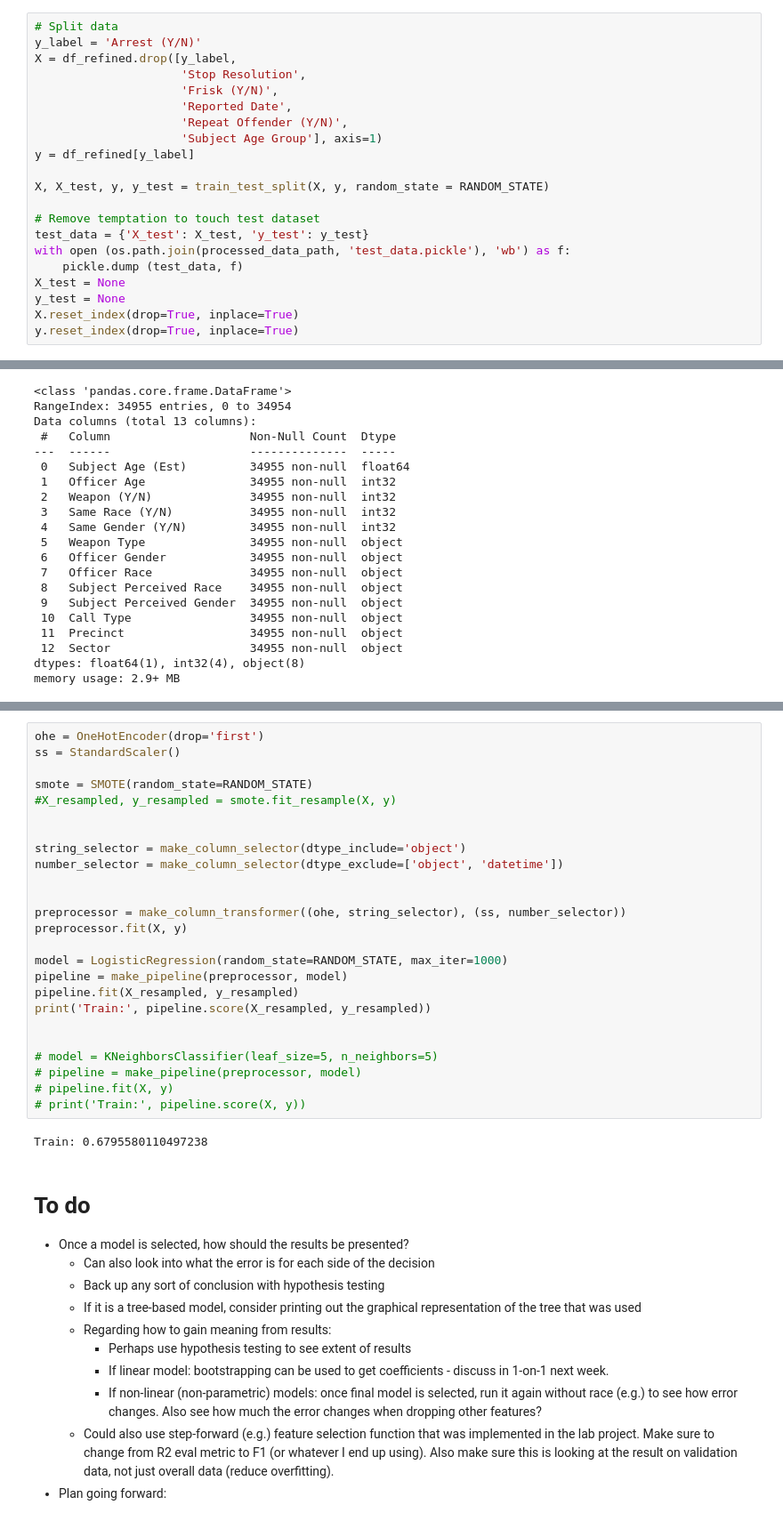
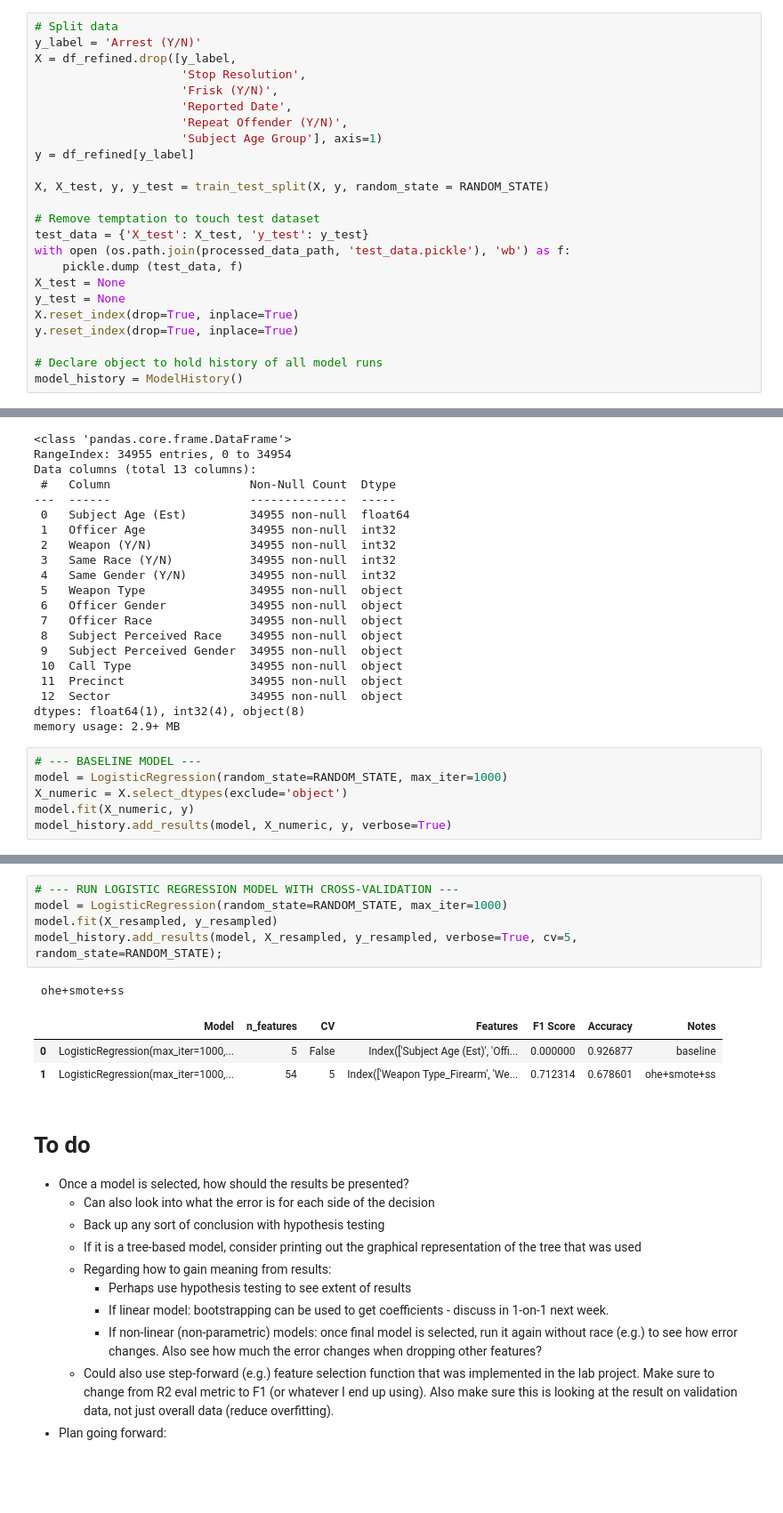
Before and after one commit to sethnlewis/Policing-Bias, a Jupyter notebook: analysis/EDA.ipynb, the cells around one changed output, grey strips where cells are left out. Shown: that part at 89% size. Cells and saved outputs as stored; diff of their text form; blank space fills up the shorter version.

Commit message:
Implemented baseline model to add to model_history object to track progress

```diff
--- a/analysis/EDA.ipynb
+++ b/analysis/EDA.ipynb
@@ -467,6 +467,9 @@ X_test = None
 y_test = None
 X.reset_index(drop=True, inplace=True)
 y.reset_index(drop=True, inplace=True)
+
+# Declare object to hold history of all model runs
+model_history = ModelHistory()
 # %%
 X.info()
 # %% [output]
@@ -490,3 +493,9 @@ Data columns (total 13 columns):
  12  Sector                    34955 non-null  object
 dtypes: float64(1), int32(4), object(8)
 memory usage: 2.9+ MB
+# %%
+# --- BASELINE MODEL ---
+model = LogisticRegression(random_state=RANDOM_STATE, max_iter=1000)
+X_numeric = X.select_dtypes(exclude='object')
+model.fit(X_numeric, y)
+model_history.add_results(model, X_numeric, y, verbose=True)
@@ -585,30 +525,13 @@ notes2
-# %%
-ohe = OneHotEncoder(drop='first')
-ss = StandardScaler()
-
-smote = SMOTE(random_state=RANDOM_STATE)
-#X_resampled, y_resampled = smote.fit_resample(X, y)
-
-
-string_selector = make_column_selector(dtype_include='object')
-number_selector = make_column_selector(dtype_exclude=['object', 'datetime'])
-
-
-preprocessor = make_column_transformer((ohe, string_selector), (ss, number_selector))
-preprocessor.fit(X, y)
-
-model = LogisticRegression(random_state=RANDOM_STATE, max_iter=1000)
-pipeline = make_pipeline(preprocessor, model)
-pipeline.fit(X_resampled, y_resampled)
-print('Train:', pipeline.score(X_resampled, y_resampled))
-
-
-# model = KNeighborsClassifier(leaf_size=5, n_neighbors=5)
-# pipeline = make_pipeline(preprocessor, model)
-# pipeline.fit(X, y)
-# print('Train:', pipeline.score(X, y))
-# %% [output]
-Train: 0.6795580110497238
+# %%
+# --- RUN LOGISTIC REGRESSION MODEL WITH CROSS-VALIDATION ---
+model = LogisticRegression(random_state=RANDOM_STATE, max_iter=1000)
+model.fit(X_resampled, y_resampled)
+model_history.add_results(model, X_resampled, y_resampled, verbose=True, cv=5, random_state=RANDOM_STATE);
+# %% [output]
+ ohe+smote+ss
+|  | Model | n_features | CV | Features | F1 Score | Accuracy | Notes |
+| 0 | LogisticRegression(max_iter=1000,... | 5 | False | Index(['Subject Age (Est)', 'Offi... | 0.000000 | 0.926877 | baseline |
+| 1 | LogisticRegression(max_iter=1000,... | 54 | 5 | Index(['Weapon Type_Firearm', 'We... | 0.712314 | 0.678601 | ohe+smote+ss |
 # %% [markdown]
 # To do
 
```
Also changed, not shown: parts of 7 cells of this notebook, 1 other file.
